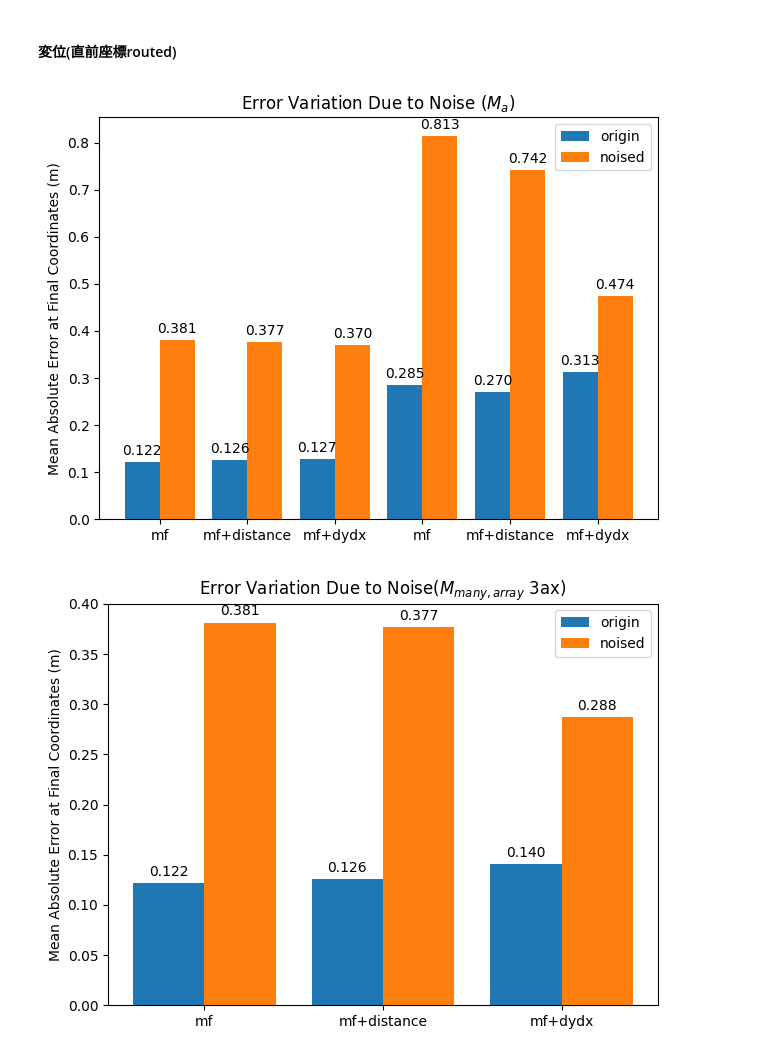
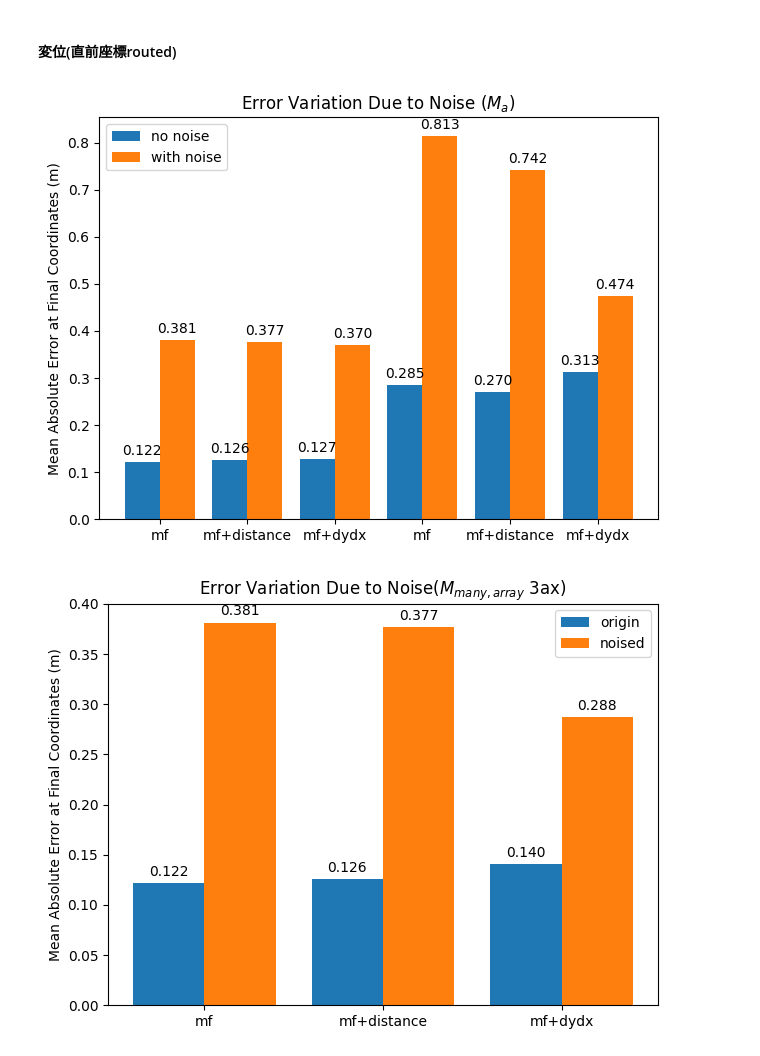
Before and after one commit to hal0309/lab-abci, a Jupyter notebook: _test/eval_m2_datashow.ipynb, the cells around one changed output. Drawn from its saved outputs; the diff is of its cells as text; code cells hidden in the pictures.

```diff
--- a/_test/eval_m2_datashow.ipynb
+++ b/_test/eval_m2_datashow.ipynb
@@ -265,20 +265,20 @@ group_bar(
 #### 変位(直前座標routed)
 # %%
 labels = ['mf', 'mf+distance', 'mf+dydx', 'mf', 'mf+distance', 'mf+dydx']
-category = ['origin', 'noised']
+category = ['no noise', 'with noise']
 cat1_files = ["3ax_zeros_index.pickle", "3ax_distance_index.pickle", "3ax_routed_index.pickle", "2ax_zeros_index.pickle", "2ax_distance_index.pickle", "2ax_routed_index.pickle"]
 cat1_value = [np.mean(all_data[f][:,-1]) for f in cat1_files]
 cat2_value = [np.mean(all_data[f"noise_{f}"][:,-1]) for f in cat1_files]
 
 group_bar(
     title="Error Variation Due to Noise ($M_{a}$)",
     ylabel="Mean Absolute Error at Final Coordinates (m)",
     labels=labels,
     category=category,
     cat_values=[cat1_value, cat2_value]
 )
 # %% [output]
-[figure, old version]
+[figure, new version]
 # %%
 labels = ['mf', 'mf+distance', 'mf+dydx', 'mf', 'mf+distance', 'mf+dydx']
 category = ['origin', 'noised']
```
Also changed, not shown: parts of 1 cell of this notebook.
